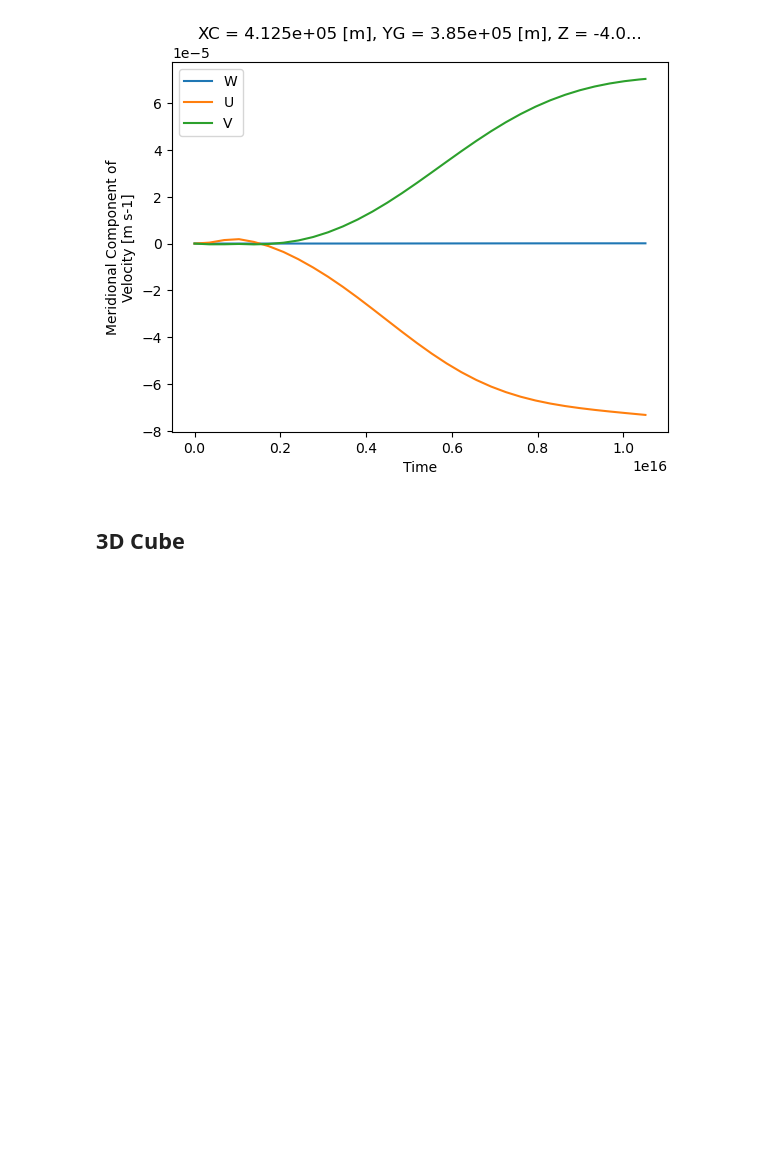
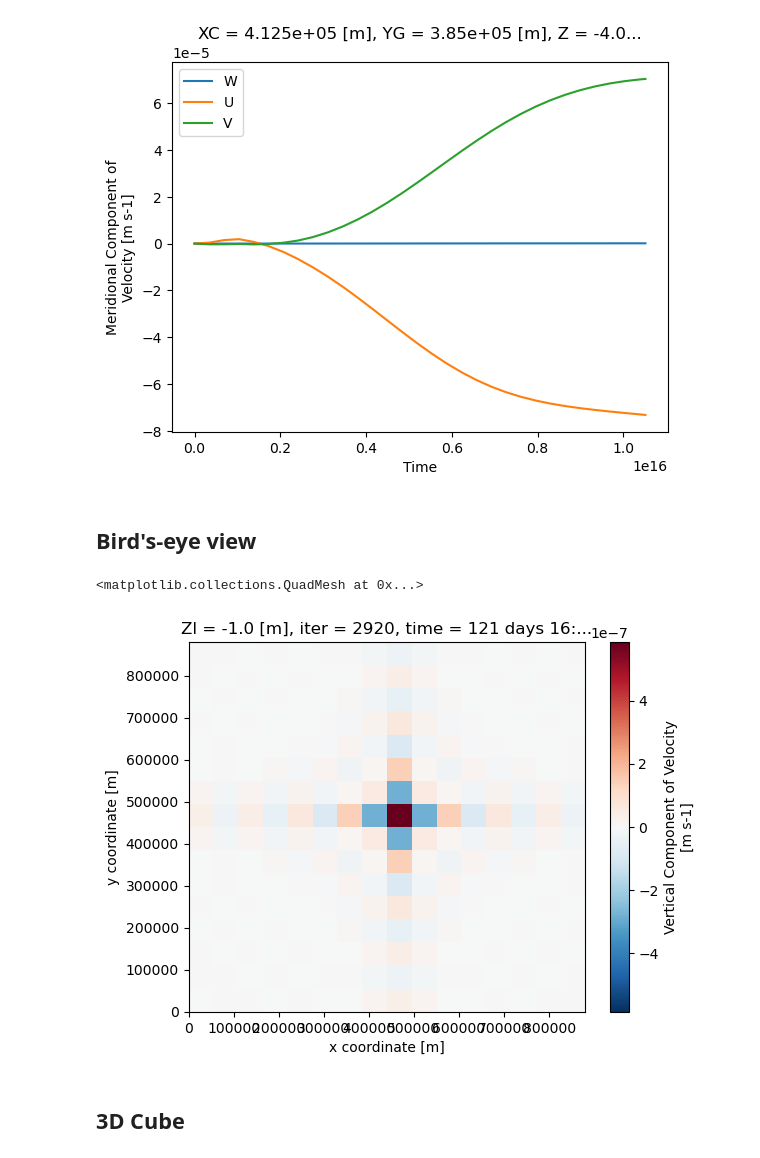
Before and after one commit to marlene-schramm/MSc_data_analysis, a Jupyter notebook: Look_at_Output.ipynb, the cells around one changed output. Saved outputs shown, nothing was run; the diff lists cells and outputs as text; code cells hidden in the pictures; blank space fills up the shorter version.

Commit message:
bird's eye view

```diff
--- a/Look_at_Output.ipynb
+++ b/Look_at_Output.ipynb
@@ -146,6 +146,14 @@ plt.legend()
 # %% [output]
 <matplotlib.legend.Legend at 0x...>
 [figure]
+# %% [markdown]
+## Bird's-eye view
+# %%
+# vertical velocity
+ds["W"].isel(time=-1,Zl=1).plot()
+# %% [output]
+<matplotlib.collections.QuadMesh at 0x...>
+[figure, added]
 # %% [markdown]
 ## 3D Cube
 # %% [markdown]
```
